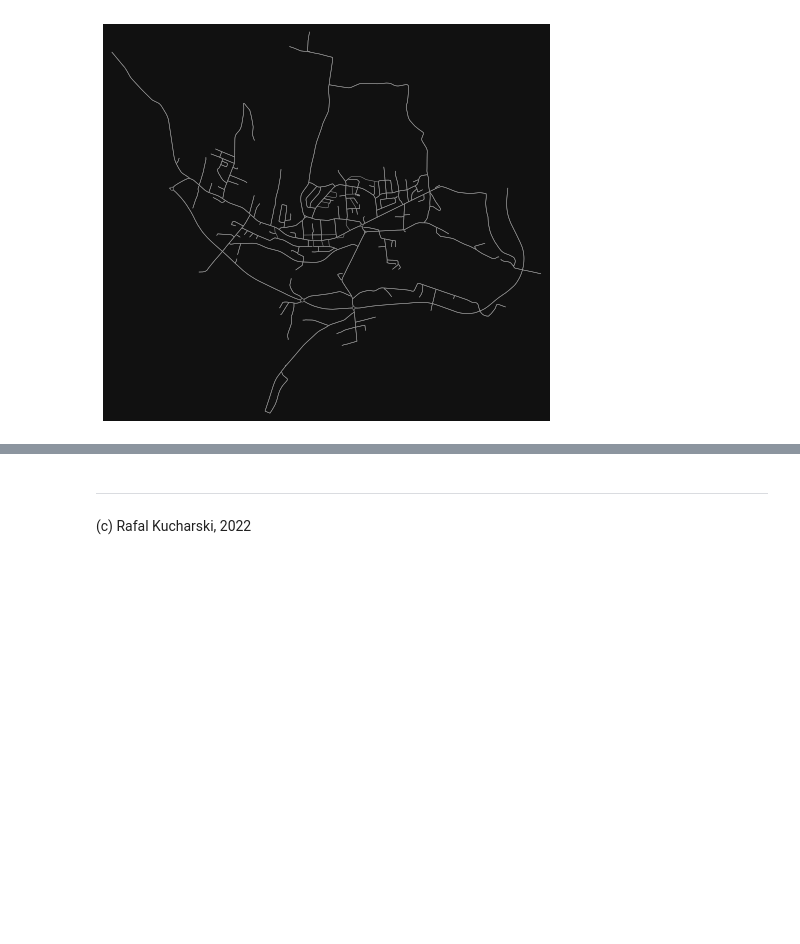
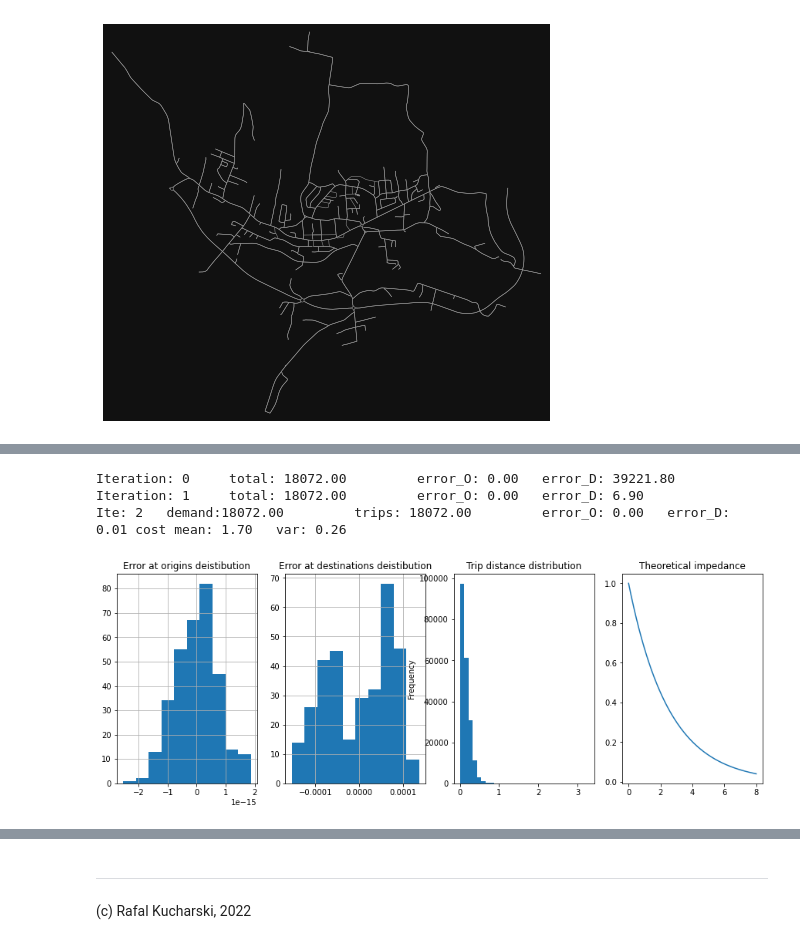
Before and after one commit to RafalKucharskiPK/MoblinoscPolonez, a Jupyter notebook: fratar.ipynb, the cells around one changed output, grey strips where cells are left out. Saved outputs shown, nothing was run; the diff lists cells and outputs as text; code cells hidden in the pictures; blank space fills up the shorter version.

```diff
--- a/fratar.ipynb
+++ b/fratar.ipynb
@@ -102,0 +97,13 @@ Iteration: 6     total: 17654.00         error_O: 0.00   error_D: 0.00
+# %%
+O = np.random.randint(10,100,size=C.shape[0])
+D = O.copy()
+np.random.shuffle(D)
+#C = pd.DataFrame(np.random.randint(10,20,size=(size,size)))
+#for beta in range(1,100):
+#    T = mine(pd.Series(O), pd.Series(D), C, beta = beta/5, plot = False)
+T = doubly_constrained(pd.Series(O), pd.Series(D), C, beta = 0.4, plot = True)
+# %% [output]
+Iteration: 0     total: 18072.00         error_O: 0.00   error_D: 39221.80
+Iteration: 1     total: 18072.00         error_O: 0.00   error_D: 6.90
+Ite: 2   demand:18072.00         trips: 18072.00         error_O: 0.00   error_D: 0.01 cost mean: 1.70   var: 0.26
+[figure, added]
```
Also changed, not shown: parts of 8 cells of this notebook.
